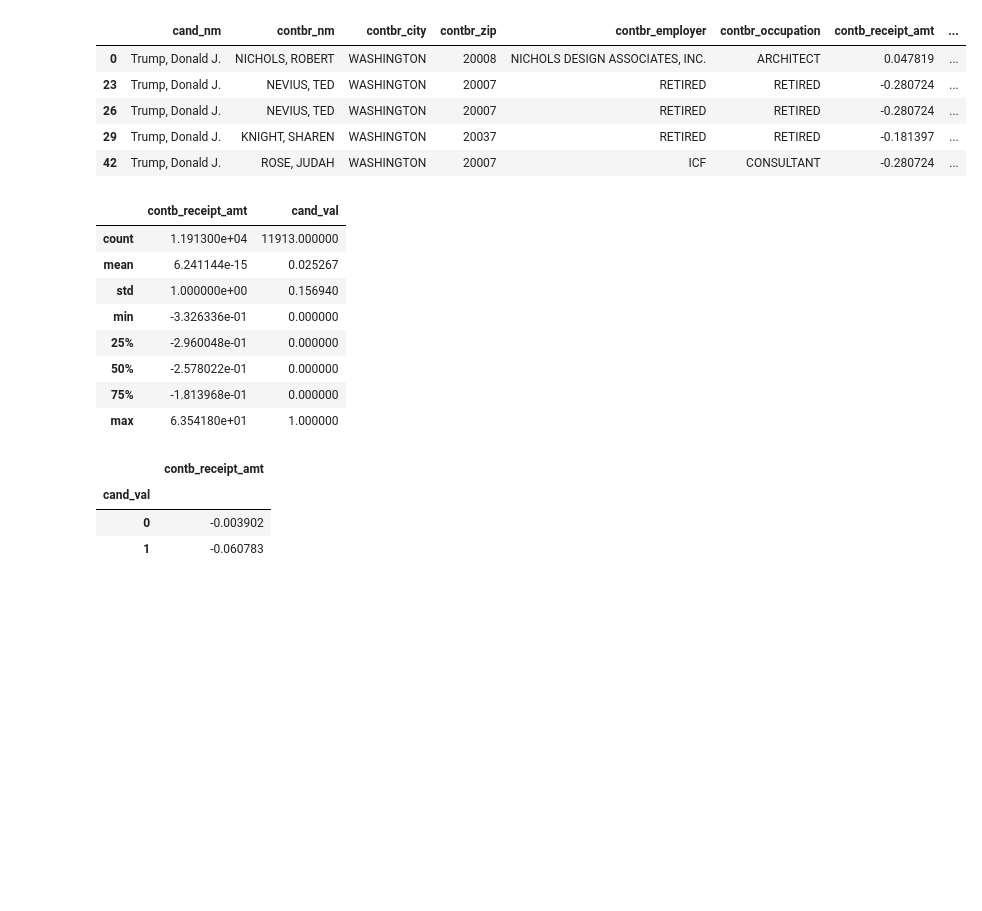
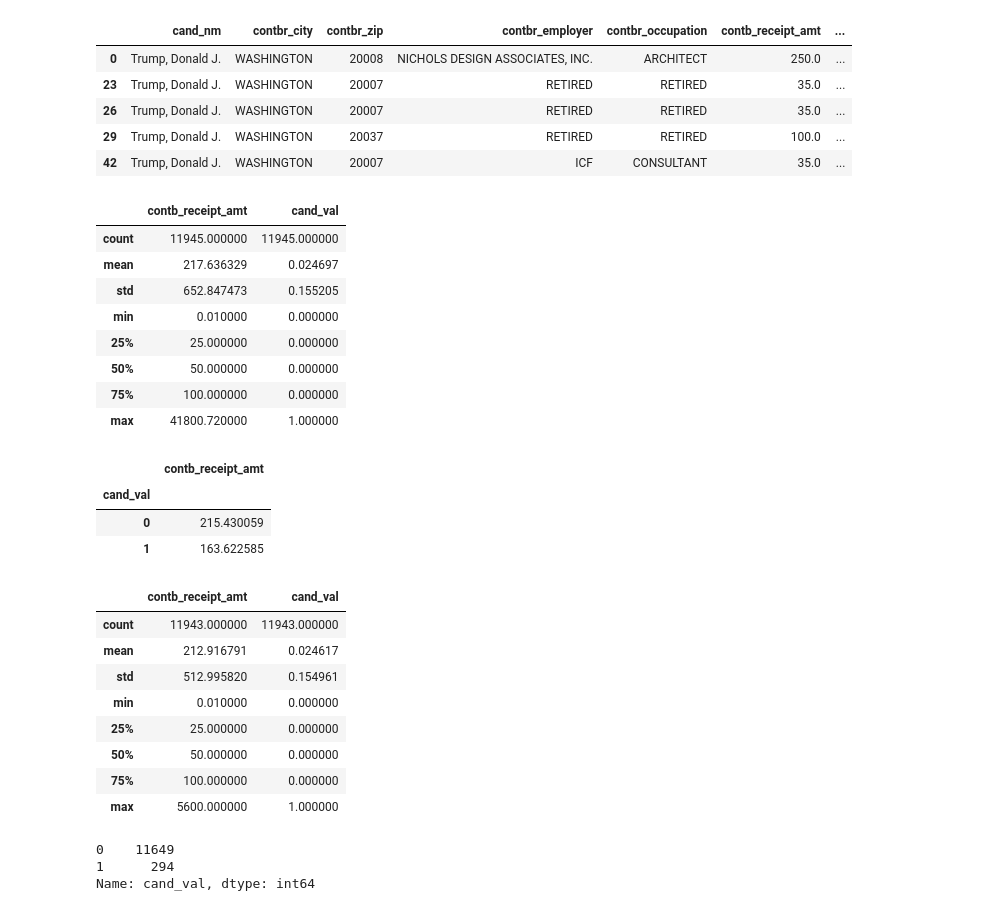
Before and after one commit to ali0003433/predict-recipient-presidential-contributions, a Jupyter notebook: 2. split-by-party.ipynb, the cells around one changed output. Cells and saved outputs as stored; diff of their text form; code cells hidden in the pictures; blank space fills up the shorter version.

```diff
--- a/2. split-by-party.ipynb
+++ b/2. split-by-party.ipynb
@@ -62,4 +59,5 @@ df.head()
 # %%
-df = df.loc[df.contb_receipt_amt > 1]
+# filter out amounts less than $1
+df = df.loc[df.contb_receipt_amt > 0]
 df.head()
 # %% [output]
@@ -77,15 +70,16 @@ df.groupby('cand_nm').mean().plot.bar()
 # %%
 # standard scaling
 outcome = 'cand_nm'
 x_cols = ['contb_receipt_amt']
-for col in x_cols:
-      df[col] = (df[col] - df[col].mean())/df[col].std()
+# for col in x_cols:
+#       df[col] = (df[col] - df[col].mean())/df[col].std()
+df.describe()
 df.head()
 # %% [output]
-|  | cand_nm | contbr_nm | contbr_city | contbr_zip | contbr_employer | contbr_occupation | contb_receipt_amt | ... |
-| 0 | Trump, Donald J. | NICHOLS, ROBERT | WASHINGTON | 20008 | NICHOLS DESIGN ASSOCIATES, INC. | ARCHITECT | 0.047819 | ... |
-| 23 | Trump, Donald J. | NEVIUS, TED | WASHINGTON | 20007 | RETIRED | RETIRED | -0.280724 | ... |
-| 26 | Trump, Donald J. | NEVIUS, TED | WASHINGTON | 20007 | RETIRED | RETIRED | -0.280724 | ... |
-| 29 | Trump, Donald J. | KNIGHT, SHAREN | WASHINGTON | 20037 | RETIRED | RETIRED | -0.181397 | ... |
-| 42 | Trump, Donald J. | ROSE, JUDAH | WASHINGTON | 20007 | ICF | CONSULTANT | -0.280724 | ... |
+|  | cand_nm | contbr_city | contbr_zip | contbr_employer | contbr_occupation | contb_receipt_amt | ... |
+| 0 | Trump, Donald J. | WASHINGTON | 20008 | NICHOLS DESIGN ASSOCIATES, INC. | ARCHITECT | 250.0 | ... |
+| 23 | Trump, Donald J. | WASHINGTON | 20007 | RETIRED | RETIRED | 35.0 | ... |
+| 26 | Trump, Donald J. | WASHINGTON | 20007 | RETIRED | RETIRED | 35.0 | ... |
+| 29 | Trump, Donald J. | WASHINGTON | 20037 | RETIRED | RETIRED | 100.0 | ... |
+| 42 | Trump, Donald J. | WASHINGTON | 20007 | ICF | CONSULTANT | 35.0 | ... |
 # %%
@@ -96,24 +91,46 @@ def trump(val):
         val = 0
     return val
 # %%
+# apply the trump function to make cand_val column binary
 df['cand_val'] = df.cand_nm.apply(lambda x: trump(x))
 df.describe()
 # %% [output]
 |  | contb_receipt_amt | cand_val |
-| count | 1.191300e+04 | 11913.000000 |
-| mean | 6.241144e-15 | 0.025267 |
-| std | 1.000000e+00 | 0.156940 |
-| min | -3.326336e-01 | 0.000000 |
-| 25% | -2.960048e-01 | 0.000000 |
-| 50% | -2.578022e-01 | 0.000000 |
-| 75% | -1.813968e-01 | 0.000000 |
-| max | 6.354180e+01 | 1.000000 |
+| count | 11945.000000 | 11945.000000 |
+| mean | 217.636329 | 0.024697 |
+| std | 652.847473 | 0.155205 |
+| min | 0.010000 | 0.000000 |
+| 25% | 25.000000 | 0.000000 |
+| 50% | 50.000000 | 0.000000 |
+| 75% | 100.000000 | 0.000000 |
+| max | 41800.720000 | 1.000000 |
+# %%
+# drop the max contb receipt amount from trump of $41K
+df = df.drop(df['contb_receipt_amt'].idxmax())
+# %% [output]
+|  | contb_receipt_amt |
+| cand_val |  |
+| 0 | 215.430059 |
+| 1 | 163.622585 |
 # %%
+# dropped biden's max value of 15K
 df = df.drop(df['contb_receipt_amt'].idxmax())
-df.groupby('cand_val').mean()
+df.describe()
 # %% [output]
-|  | contb_receipt_amt |
-| cand_val |  |
-| 0 | -0.003902 |
-| 1 | -0.060783 |
+|  | contb_receipt_amt | cand_val |
+| count | 11943.000000 | 11943.000000 |
+| mean | 212.916791 | 0.024617 |
+| std | 512.995820 | 0.154961 |
+| min | 0.010000 | 0.000000 |
+| 25% | 25.000000 | 0.000000 |
+| 50% | 50.000000 | 0.000000 |
+| 75% | 100.000000 | 0.000000 |
+| max | 5600.000000 | 1.000000 |
+# %%
+# check republican vs democratic values
+df.cand_val.value_counts()
+# %% [output]
+0    11649
+1      294
+Name: cand_val, dtype: int64
 # %%
```
Also changed, not shown: parts of 15 cells of this notebook, 2 other files.
